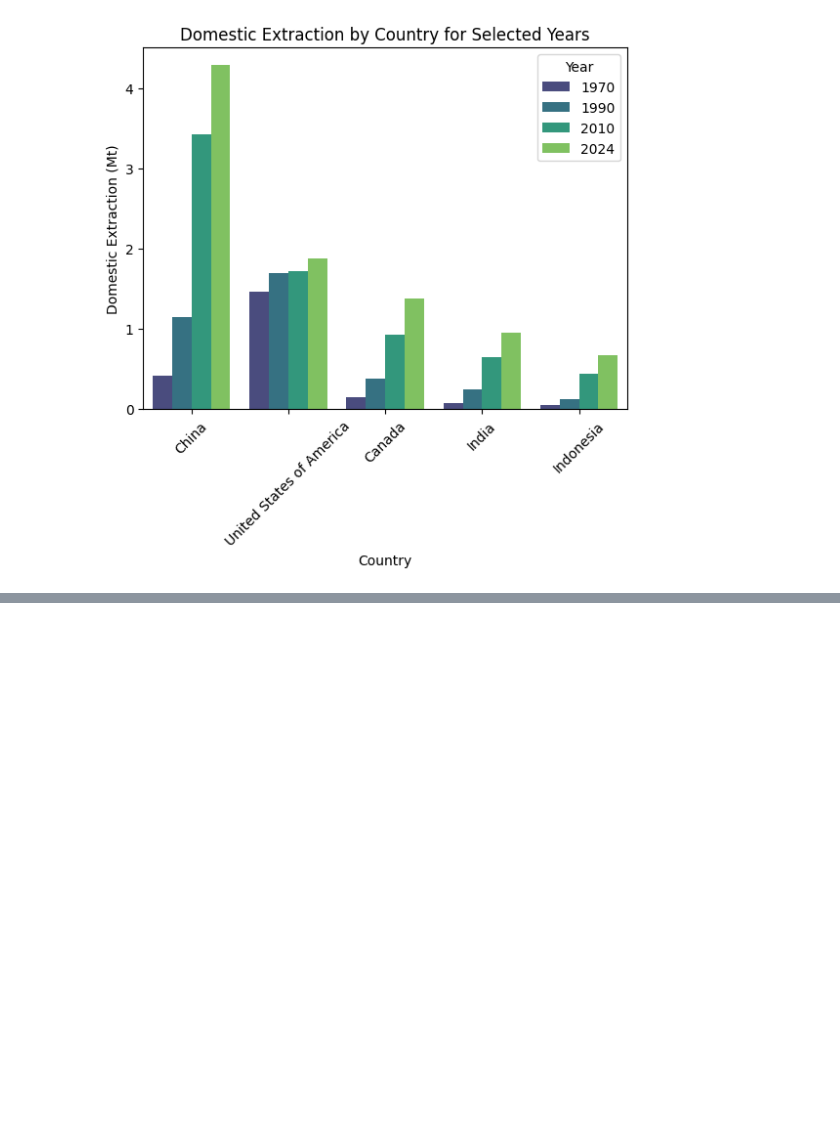
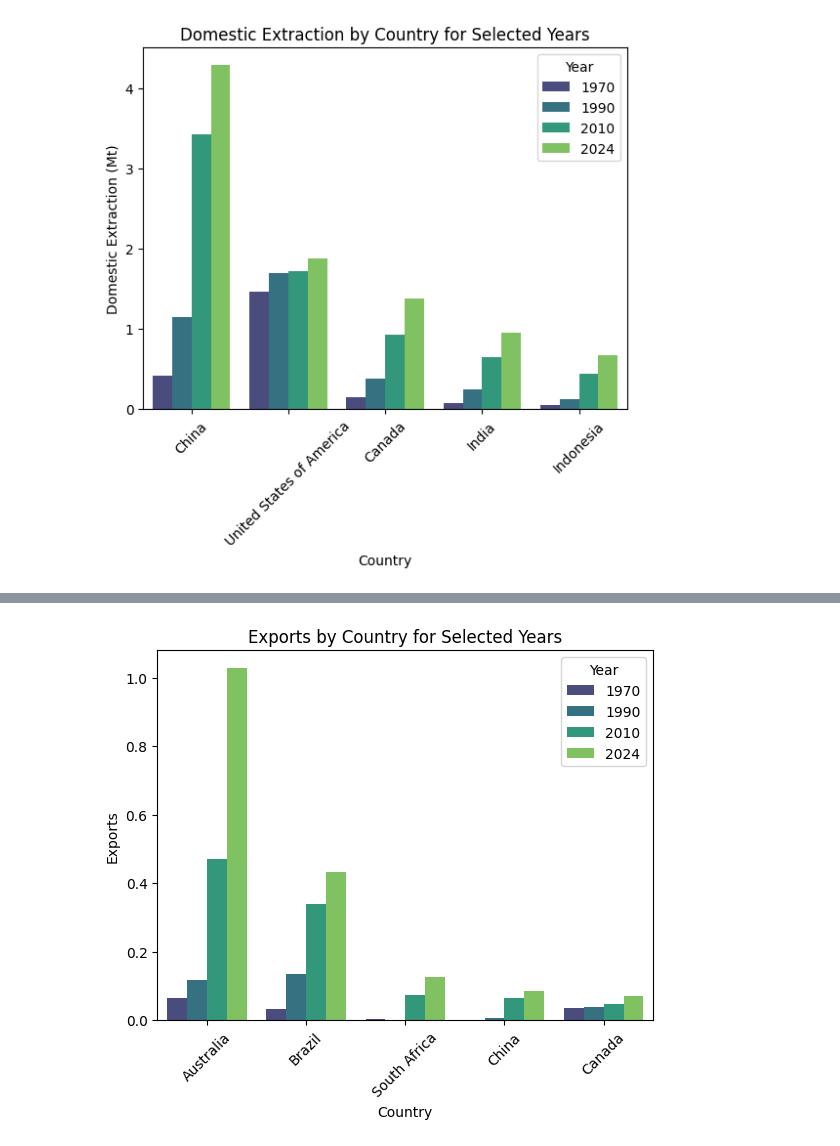
Before and after one commit to OrionFlame1/dataViz, a Jupyter notebook: Main.ipynb, the cells around one changed output, grey strips where cells are left out. Cells and saved outputs as stored; diff of their text form; code cells hidden in the pictures; blank space fills up the shorter version.

Commit message:
Added metal ores exports

```diff
--- a/Main.ipynb
+++ b/Main.ipynb
@@ -176,0 +220,10 @@ plt.show()
+# %%
+# Drop NaN rows and 0 value rows
+metal_ores_exports = metal_ores_exports.dropna()
+metal_ores_exports = metal_ores_exports[metal_ores_exports[YEAR] > 0]
+
+# Sort descending
+metal_ores_exports = metal_ores_exports.sort_values(YEAR, ascending=False)
+
+metal_ores_exports = metal_ores_exports.head()
+metal_ores_exports
@@ -176,0 +237,9 @@ plt.show()
+# %%
+melted_data = pd.melt(
+    metal_ores_exports,
+    id_vars=["Country"],
+    value_vars=years_filter,
+    var_name="Year",
+    value_name="Value"
+)
+melted_data
@@ -176,0 +264,21 @@ plt.show()
+# %%
+plot = sb.barplot(
+    data=melted_data,
+    x="Country",
+    y="Value",
+    hue="Year",
+    palette="viridis"
+)
+
+plt.xticks(metal_ores_exports["Country"], rotation=45)
+plot.yaxis.offsetText.set_visible(False)
+
+plt.xlabel("Country")
+plt.ylabel(f"{FLOW_NAME}")  # Use the flow unit from the data
+
+plt.title(f"{FLOW_NAME} by Country for Selected Years")
+plt.legend(title="Year")
+
+plt.show()
+# %% [output]
+[figure, added]
```
Also changed, not shown: parts of 7 cells of this notebook.
